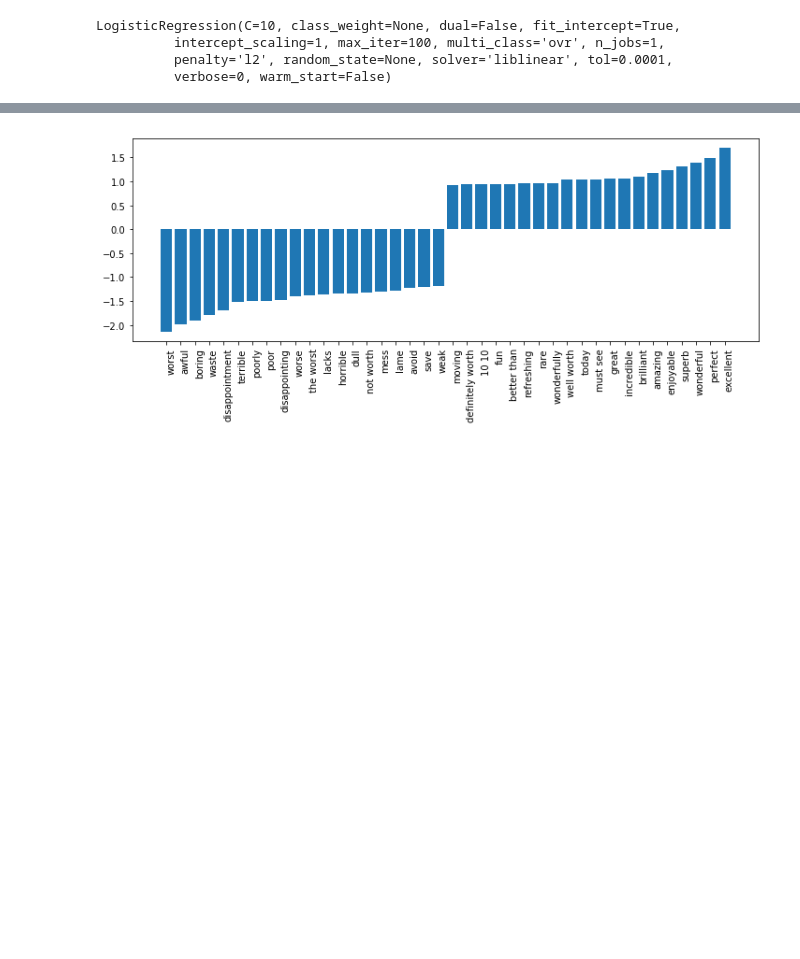
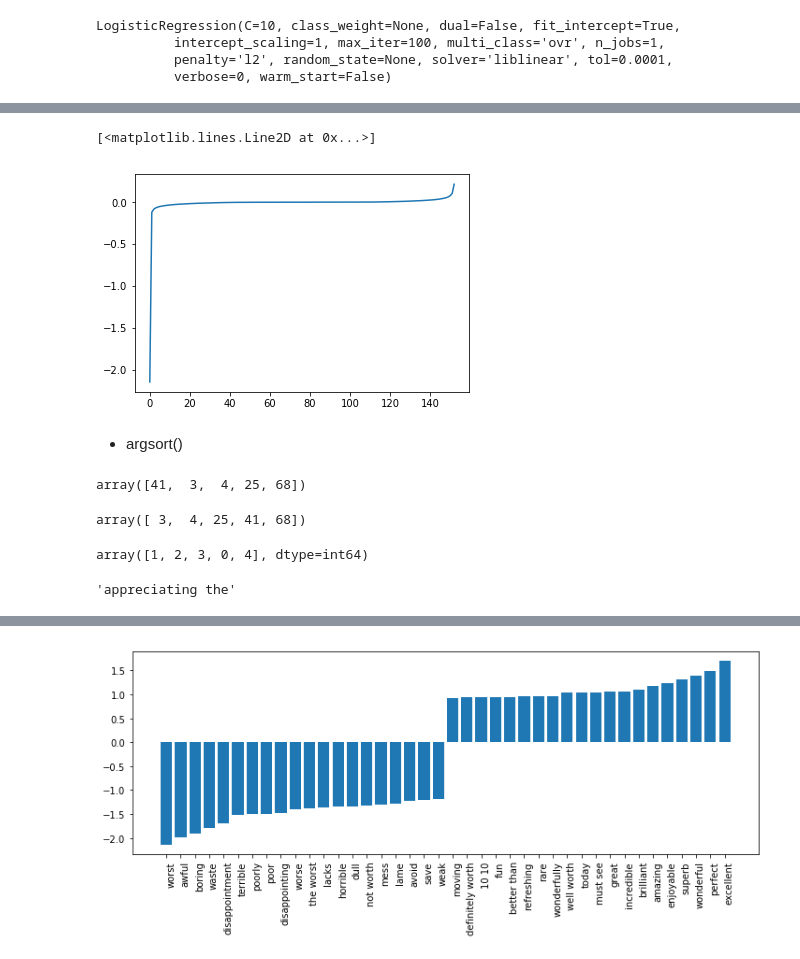
Before and after one commit to gubosd/lecture6, a Jupyter notebook: 머신러닝/05_텍스트_02_ngram.ipynb, the cells around one changed output, grey strips where cells are left out. Cells and saved outputs as stored; diff of their text form; code cells hidden in the pictures; blank space fills up the shorter version.

```diff
--- a/머신러닝/05_텍스트_02_ngram.ipynb
+++ b/머신러닝/05_텍스트_02_ngram.ipynb
@@ -57,0 +88,24 @@ LogisticRegression(C=10, class_weight=None, dual=False, fit_intercept=True,
+# %%
+plt.plot(w_sorted[::10000])
+# %% [output]
+[<matplotlib.lines.Line2D at 0x...>]
+[figure, added]
+# %% [markdown]
+- argsort()
+# %%
+nums = np.random.randint(0, 100, size=5)
+nums
+# %% [output]
+array([41,  3,  4, 25, 68])
+# %%
+np.sort(nums)
+# %% [output]
+array([ 3,  4, 25, 41, 68])
+# %%
+np.argsort(nums)
+# %% [output]
+array([1, 2, 3, 0, 4], dtype=int64)
+# %%
+fn[100000]
+# %% [output]
+'appreciating the'
```
Also changed, not shown: parts of 18 cells of this notebook, 1 other file.
